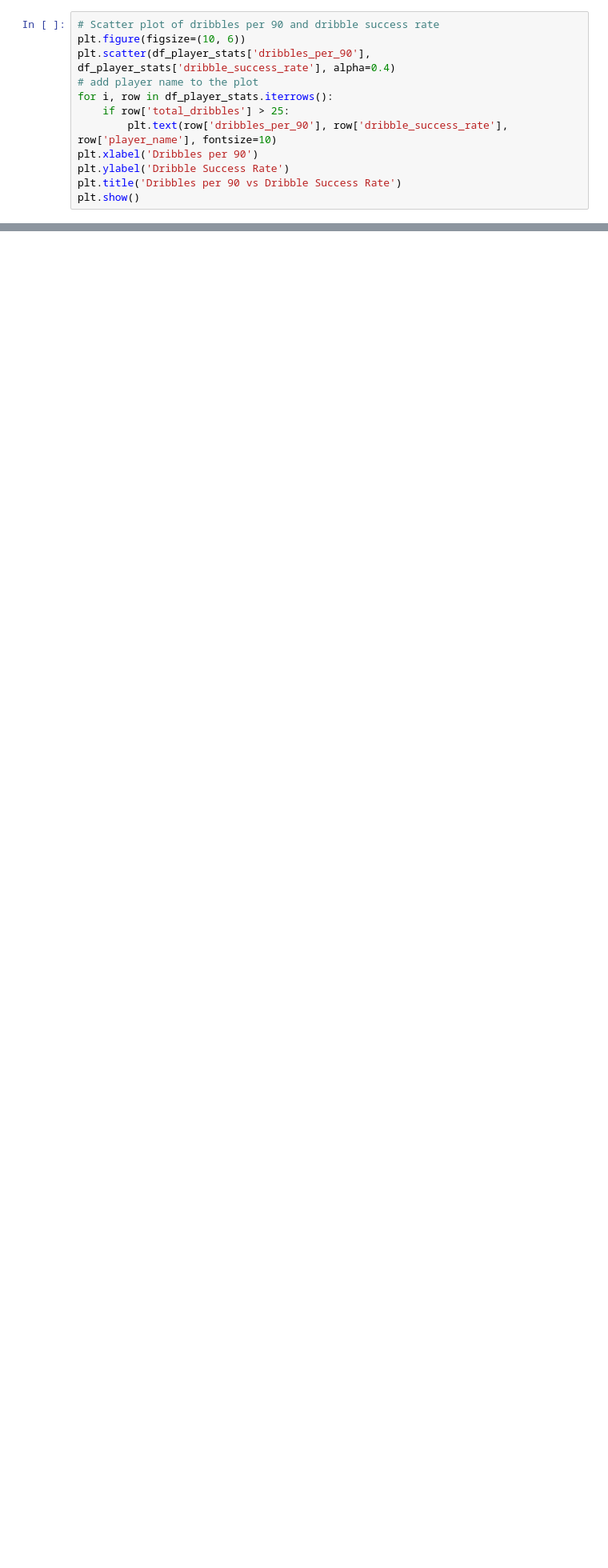
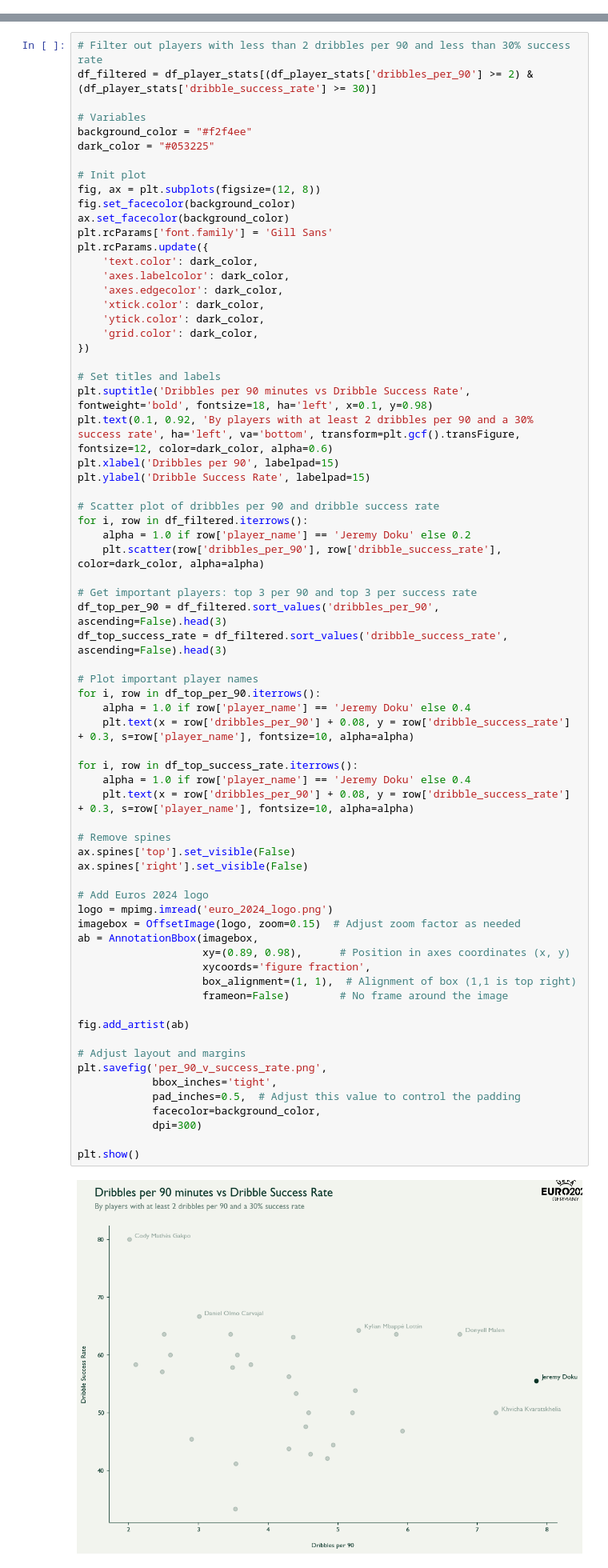
Before and after one commit to MarijnSt/soccermatics-project-1, a Jupyter notebook: per_90.ipynb, the cells around one changed output, grey strips where cells are left out. Shown at 80% size. Cells and saved outputs as stored; diff of their text form; blank space fills up the shorter version.

```diff
--- a/per_90.ipynb
+++ b/per_90.ipynb
@@ -615,12 +614,0 @@ plt.show()
-# %%
-# Scatter plot of dribbles per 90 and dribble success rate
-plt.figure(figsize=(10, 6))
-plt.scatter(df_player_stats['dribbles_per_90'], df_player_stats['dribble_success_rate'], alpha=0.4)
-# add player name to the plot
-for i, row in df_player_stats.iterrows():
-    if row['total_dribbles'] > 25:
-        plt.text(row['dribbles_per_90'], row['dribble_success_rate'], row['player_name'], fontsize=10)
-plt.xlabel('Dribbles per 90')
-plt.ylabel('Dribble Success Rate')
-plt.title('Dribbles per 90 vs Dribble Success Rate')
-plt.show()
@@ -628,0 +615,71 @@ plt.show()
+# %%
+# Filter out players with less than 2 dribbles per 90 and less than 30% success rate
+df_filtered = df_player_stats[(df_player_stats['dribbles_per_90'] >= 2) & (df_player_stats['dribble_success_rate'] >= 30)]
+
+# Variables
+background_color = "#f2f4ee"
+dark_color = "#053225"
+
+# Init plot
+fig, ax = plt.subplots(figsize=(12, 8))
+fig.set_facecolor(background_color)
+ax.set_facecolor(background_color)
+plt.rcParams['font.family'] = 'Gill Sans'
+plt.rcParams.update({
+    'text.color': dark_color,
+    'axes.labelcolor': dark_color,
+    'axes.edgecolor': dark_color,
+    'xtick.color': dark_color,
+    'ytick.color': dark_color,
+    'grid.color': dark_color,
+})
+
+# Set titles and labels
+plt.suptitle('Dribbles per 90 minutes vs Dribble Success Rate', fontweight='bold', fontsize=18, ha='left', x=0.1, y=0.98)
+plt.text(0.1, 0.92, 'By players with at least 2 dribbles per 90 and a 30% success rate', ha='left', va='bottom', transform=plt.gcf().transFigure, fontsize=12, color=dark_color, alpha=0.6)
+plt.xlabel('Dribbles per 90', labelpad=15)
+plt.ylabel('Dribble Success Rate', labelpad=15)
+
+# Scatter plot of dribbles per 90 and dribble success rate
+for i, row in df_filtered.iterrows():
+    alpha = 1.0 if row['player_name'] == 'Jeremy Doku' else 0.2
+    plt.scatter(row['dribbles_per_90'], row['dribble_success_rate'], color=dark_color, alpha=alpha)
+
+# Get important players: top 3 per 90 and top 3 per success rate
+df_top_per_90 = df_filtered.sort_values('dribbles_per_90', ascending=False).head(3)
+df_top_success_rate = df_filtered.sort_values('dribble_success_rate', ascending=False).head(3)
+
+# Plot important player names
+for i, row in df_top_per_90.iterrows():
+    alpha = 1.0 if row['player_name'] == 'Jeremy Doku' else 0.4
+    plt.text(x = row['dribbles_per_90'] + 0.08, y = row['dribble_success_rate'] + 0.3, s=row['player_name'], fontsize=10, alpha=alpha)
+
+for i, row in df_top_success_rate.iterrows():
+    alpha = 1.0 if row['player_name'] == 'Jeremy Doku' else 0.4
+    plt.text(x = row['dribbles_per_90'] + 0.08, y = row['dribble_success_rate'] + 0.3, s=row['player_name'], fontsize=10, alpha=alpha)
+
+# Remove spines
+ax.spines['top'].set_visible(False)
+ax.spines['right'].set_visible(False)
+
+# Add Euros 2024 logo
+logo = mpimg.imread('euro_2024_logo.png')
+imagebox = OffsetImage(logo, zoom=0.15)  # Adjust zoom factor as needed
+ab = AnnotationBbox(imagebox,
+                    xy=(0.89, 0.98),      # Position in axes coordinates (x, y)
+                    xycoords='figure fraction',
+                    box_alignment=(1, 1),  # Alignment of box (1,1 is top right)
+                    frameon=False)        # No frame around the image
+
+fig.add_artist(ab)
+
+# Adjust layout and margins
+plt.savefig('per_90_v_success_rate.png',
+            bbox_inches='tight',
+            pad_inches=0.5,  # Adjust this value to control the padding
+            facecolor=background_color,
+            dpi=300)
+
+plt.show()
+# %% [output]
+[figure, added]
```
Also changed, not shown: parts of 3 cells of this notebook, 2 other files.
